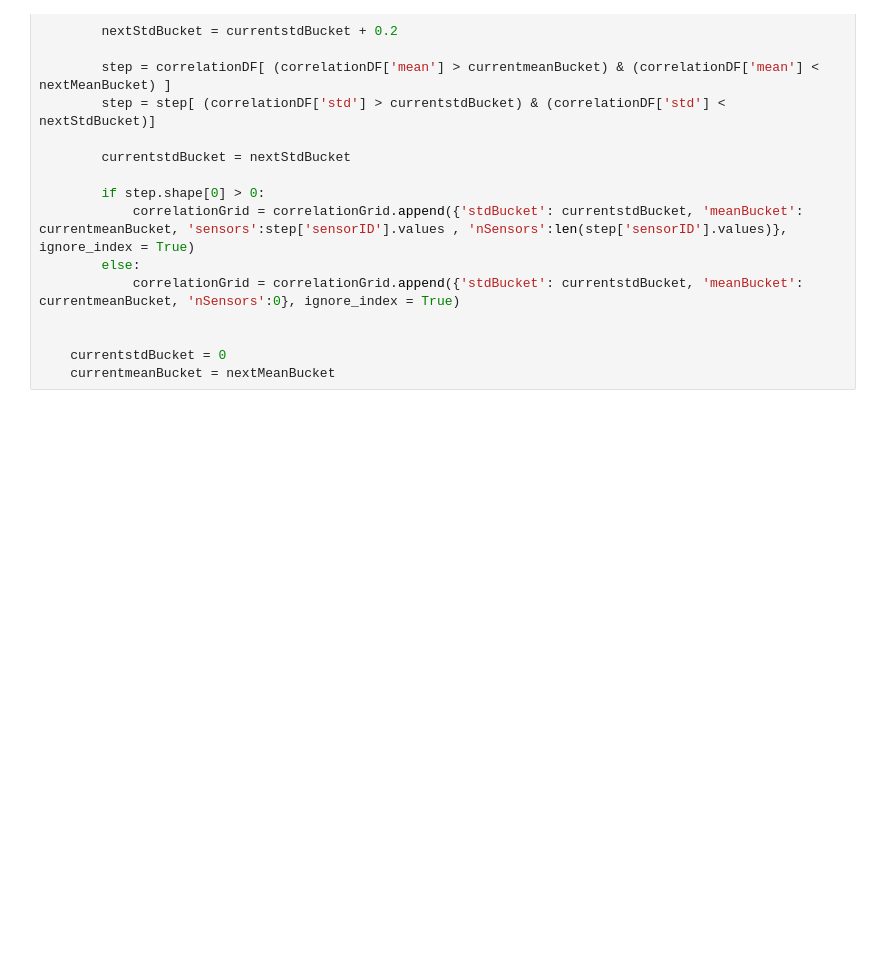
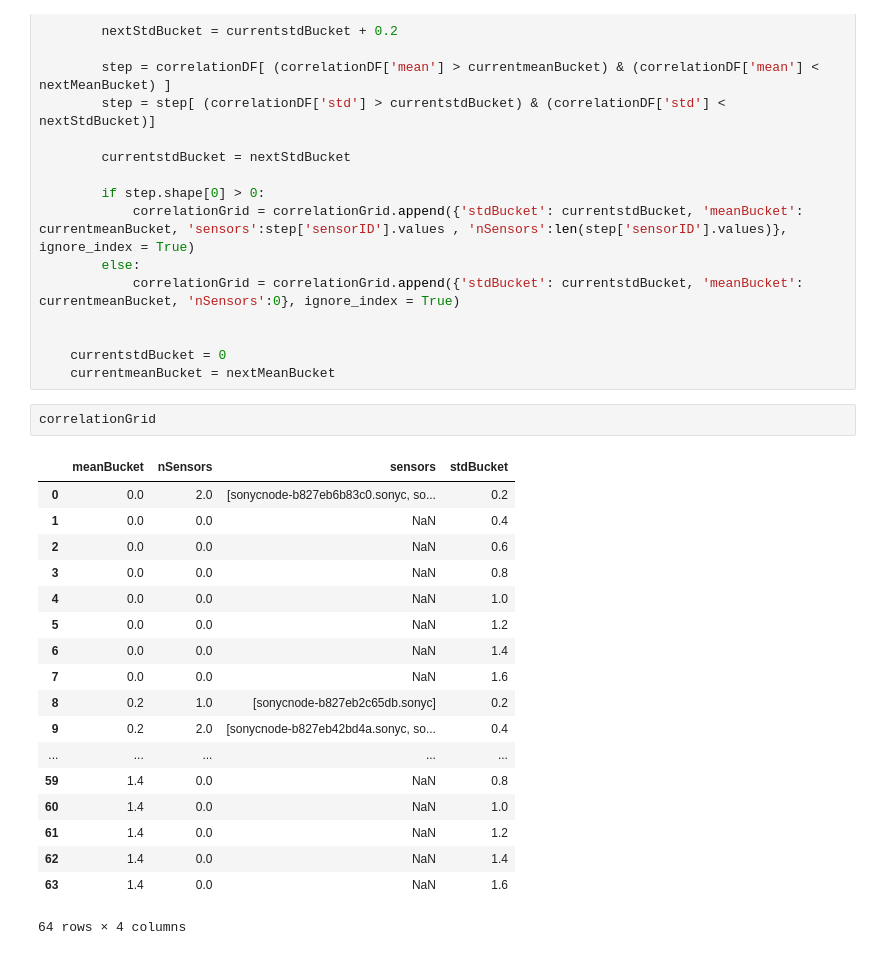
Before and after one commit to joaorulff/SONYC_Modeling, a Jupyter notebook: analysis/std_analysis.ipynb, the cells around one changed output. Drawn from its saved outputs; the diff is of its cells as text; blank space fills up the shorter version.

```diff
--- a/analysis/std_analysis.ipynb
+++ b/analysis/std_analysis.ipynb
@@ -128,6 +128,27 @@ while(currentmeanBucket <= 1.5):
 
     currentstdBucket = 0
     currentmeanBucket = nextMeanBucket
+# %%
+correlationGrid
+# %% [output]
+|  | meanBucket | nSensors | sensors | stdBucket |
+| 0 | 0.0 | 2.0 | [sonycnode-b827eb6b83c0.sonyc, so... | 0.2 |
+| 1 | 0.0 | 0.0 | NaN | 0.4 |
+| 2 | 0.0 | 0.0 | NaN | 0.6 |
+| 3 | 0.0 | 0.0 | NaN | 0.8 |
+| 4 | 0.0 | 0.0 | NaN | 1.0 |
+| 5 | 0.0 | 0.0 | NaN | 1.2 |
+| 6 | 0.0 | 0.0 | NaN | 1.4 |
+| 7 | 0.0 | 0.0 | NaN | 1.6 |
+| 8 | 0.2 | 1.0 | [sonycnode-b827eb2c65db.sonyc] | 0.2 |
+| 9 | 0.2 | 2.0 | [sonycnode-b827eb42bd4a.sonyc, so... | 0.4 |
+| ... | ... | ... | ... | ... |
+| 59 | 1.4 | 0.0 | NaN | 0.8 |
+| 60 | 1.4 | 0.0 | NaN | 1.0 |
+| 61 | 1.4 | 0.0 | NaN | 1.2 |
+| 62 | 1.4 | 0.0 | NaN | 1.4 |
+| 63 | 1.4 | 0.0 | NaN | 1.6 |
+64 rows × 4 columns
 # %%
 plotGrid(correlationGrid)
 # %% [output]
```
Also changed, not shown: parts of 5 cells of this notebook.
